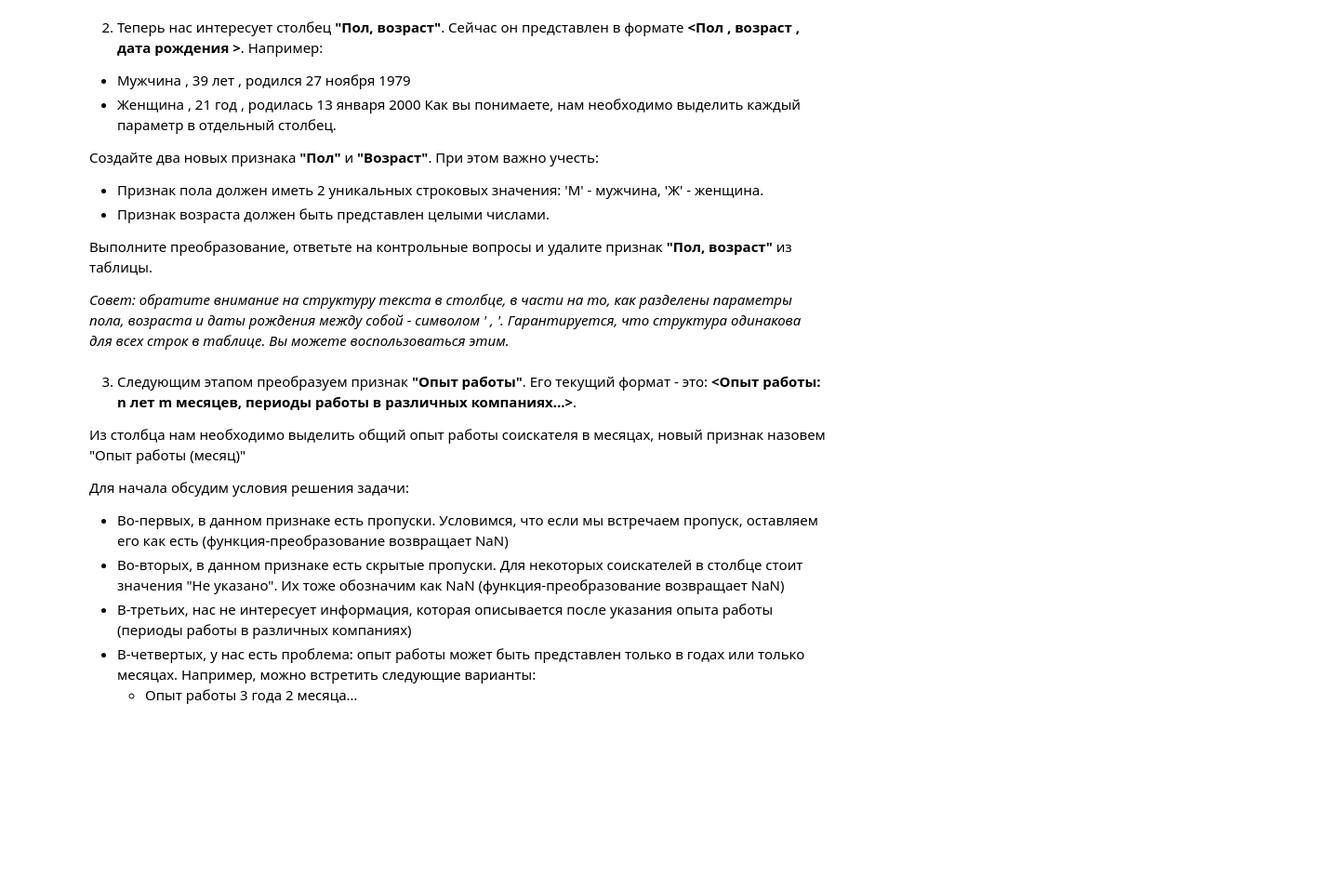
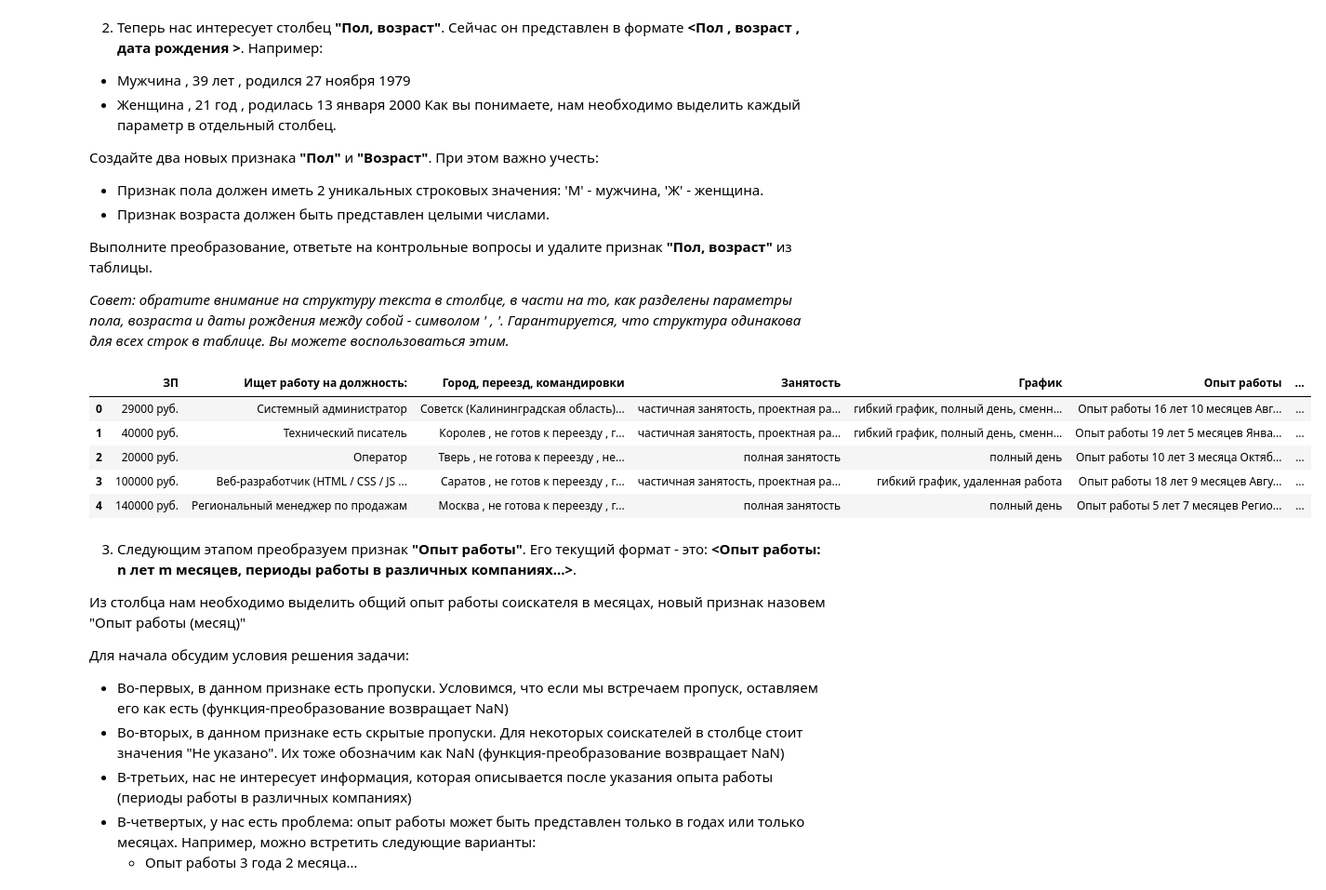
Before and after one commit to EvgeniiOvcharenko/Project_Data_Science, a Jupyter notebook: Project_1_Resume_analysis_HeadHunter/Resume_analysis_HeadHunter.ipynb, the cells around one changed output. Shown: that part at 93% size. Cells and saved outputs as stored; diff of their text form; code cells hidden in the pictures; blank space fills up the shorter version.

Commit message:
data transformation(education, gender, age)

```diff
--- a/Project_1_Resume_analysis_HeadHunter/Resume_analysis_HeadHunter.ipynb
+++ b/Project_1_Resume_analysis_HeadHunter/Resume_analysis_HeadHunter.ipynb
@@ -78,7 +78,17 @@ memory usage: 4.1+ MB
 
 *Совет: проверяйте полученные категории, например, с помощью метода unique()*
 # %%
-#ваш код здесь
+def education_column(education):
+    list_education = education.lower().split()
+    i = 1
+    new_education = list_education[0]
+    while list_education[i].startswith('о') == False:
+        new_education = new_education + ' ' + list_education[i]
+        i += 1
+    return new_education
+
+resume_hh['Образование'] = resume_hh['Образование и ВУЗ'].apply(education_column)
+resume_hh.drop('Образование и ВУЗ', axis=1, inplace=True)
 # %% [markdown]
 2. Теперь нас интересует столбец **"Пол, возраст"**. Сейчас он представлен в формате **<Пол , возраст , дата рождения >**. Например:
 * Мужчина , 39 лет , родился 27 ноября 1979
@@ -94,7 +104,20 @@ memory usage: 4.1+ MB
 *Совет: обратите внимание на структуру текста в столбце, в части на то, как разделены параметры пола, возраста и даты рождения между собой - символом ' , '.
 Гарантируется, что структура одинакова для всех строк в таблице. Вы можете воспользоваться этим.*
 # %%
-#ваш код здесь
+gender = lambda x: x.replace(',', '').split()[0][0]
+age = lambda x: int(x.replace(',', '').split()[1])
+resume_hh['Пол'] = resume_hh['Пол, возраст'].apply(gender)
+resume_hh['Возраст'] = resume_hh['Пол, возраст'].apply(age)
+
+resume_hh.drop('Пол, возраст', axis=1, inplace=True)
+resume_hh.head()
+# %% [output]
+|  | ЗП | Ищет работу на должность: | Город, переезд, командировки | Занятость | График | Опыт работы | ... |
+| 0 | 29000 руб. | Системный администратор | Советск (Калининградская область)... | частичная занятость, проектная ра... | гибкий график, полный день, сменн... | Опыт работы 16 лет 10 месяцев Авг... | ... |
+| 1 | 40000 руб. | Технический писатель | Королев , не готов к переезду , г... | частичная занятость, проектная ра... | гибкий график, полный день, сменн... | Опыт работы 19 лет 5 месяцев Янва... | ... |
+| 2 | 20000 руб. | Оператор | Тверь , не готова к переезду , не... | полная занятость | полный день | Опыт работы 10 лет 3 месяца Октяб... | ... |
+| 3 | 100000 руб. | Веб-разработчик (HTML / CSS / JS ... | Саратов , не готов к переезду , г... | частичная занятость, проектная ра... | гибкий график, удаленная работа | Опыт работы 18 лет 9 месяцев Авгу... | ... |
+| 4 | 140000 руб. | Региональный менеджер по продажам | Москва , не готова к переезду , г... | полная занятость | полный день | Опыт работы 5 лет 7 месяцев Регио... | ... |
 # %% [markdown]
 3. Следующим этапом преобразуем признак **"Опыт работы"**. Его текущий формат - это: **<Опыт работы: n лет m месяцев, периоды работы в различных компаниях…>**.
 
```
Also changed, not shown: parts of 3 cells of this notebook.
